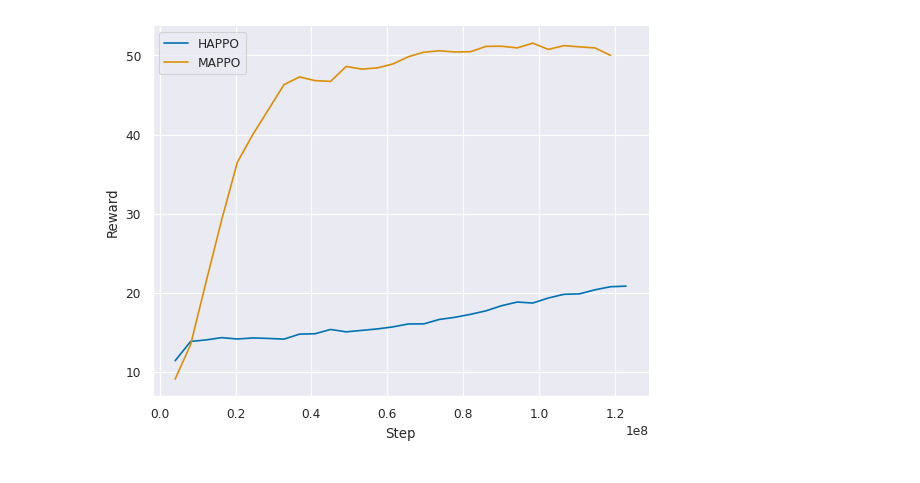
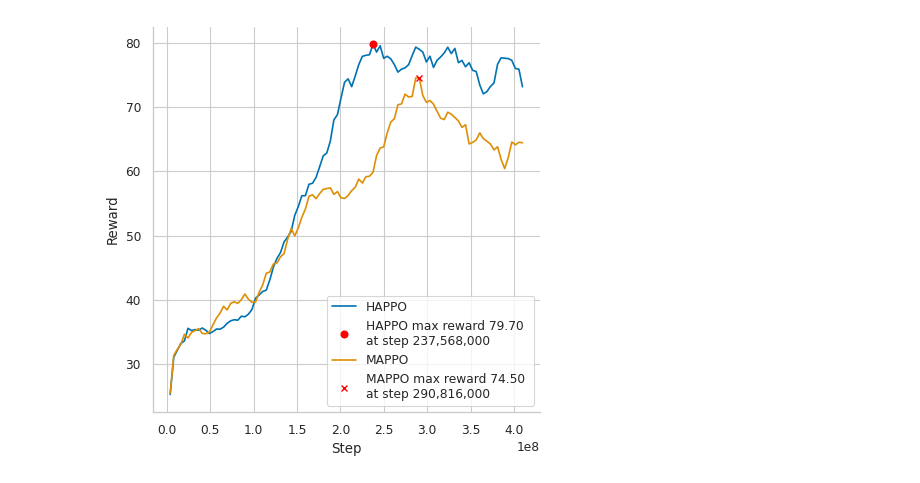
Before and after one commit to some45bucks/IsaacLab-HARL, a Jupyter notebook: analysis/analysis.ipynb, the cells around one changed output. Drawn from its saved outputs; the diff is of its cells as text; code cells hidden in the pictures.

```diff
--- a/analysis/analysis.ipynb
+++ b/analysis/analysis.ipynb
@@ -6,16 +6,30 @@ import numpy as np
 import os
 # %%
 happo_df = pd.read_csv('./data/avg_rewards/anymal_c_multi_agent_happo.csv')
-mappo_df = pd.read_csv('./data/avg_rewards/train_episode_rewards_aver_rewards(1).csv')
+mappo_df = pd.read_csv('./data/avg_rewards/anymal_c_multi_agent_mappo.csv')
-# %%
-sns.set_style('whitegrid')
-sns.set_palette('colorblind')
-sns.set_context('paper')
-sns.lineplot(happo_df[:30], x='Step', y='Value', label='HAPPO')
-sns.lineplot(mappo_df, x='Step', y='Value', label='MAPPO')
-sns.despine()
-plt.ylabel('Reward')
-plt.legend()
-plt.show()
-# %% [output]
-[figure, removed]
+# %%
+num_steps = 100
+
+happo_df_s = happo_df[:num_steps]
+mappo_df_s = mappo_df[:num_steps]
+
+plt.figure(figsize=(5,5))
+sns.set_style('whitegrid')
+sns.set_palette('colorblind')
+sns.set_context('paper')
+max_val_idx = np.argmax(happo_df_s['Value'].values)
+max_val = happo_df_s['Value'].values[max_val_idx]
+max_step_val = happo_df_s['Step'].iloc[max_val_idx]
+sns.lineplot(happo_df_s, x='Step', y='Value', label=f'HAPPO')
+plt.plot(max_step_val, max_val, color='r', marker='o', linestyle='None', label=f'HAPPO max reward {max_val:.2f} \nat step {max_step_val:,}')
+max_val_idx = np.argmax(mappo_df_s['Value'].values)
+max_val = mappo_df_s['Value'].values[max_val_idx]
+max_step_val = mappo_df_s['Step'].iloc[max_val_idx]
+sns.lineplot(mappo_df_s, x='Step', y='Value', label=f'MAPPO')
+plt.plot(max_step_val, max_val, color='r', marker='x', linestyle='None', label=f'MAPPO max reward {max_val:.2f} \nat step {max_step_val:,}')
+sns.despine()
+plt.ylabel('Reward')
+plt.legend()
+plt.show()
+# %% [output]
+[figure, added]
```
Also changed, not shown: 2 other files.
